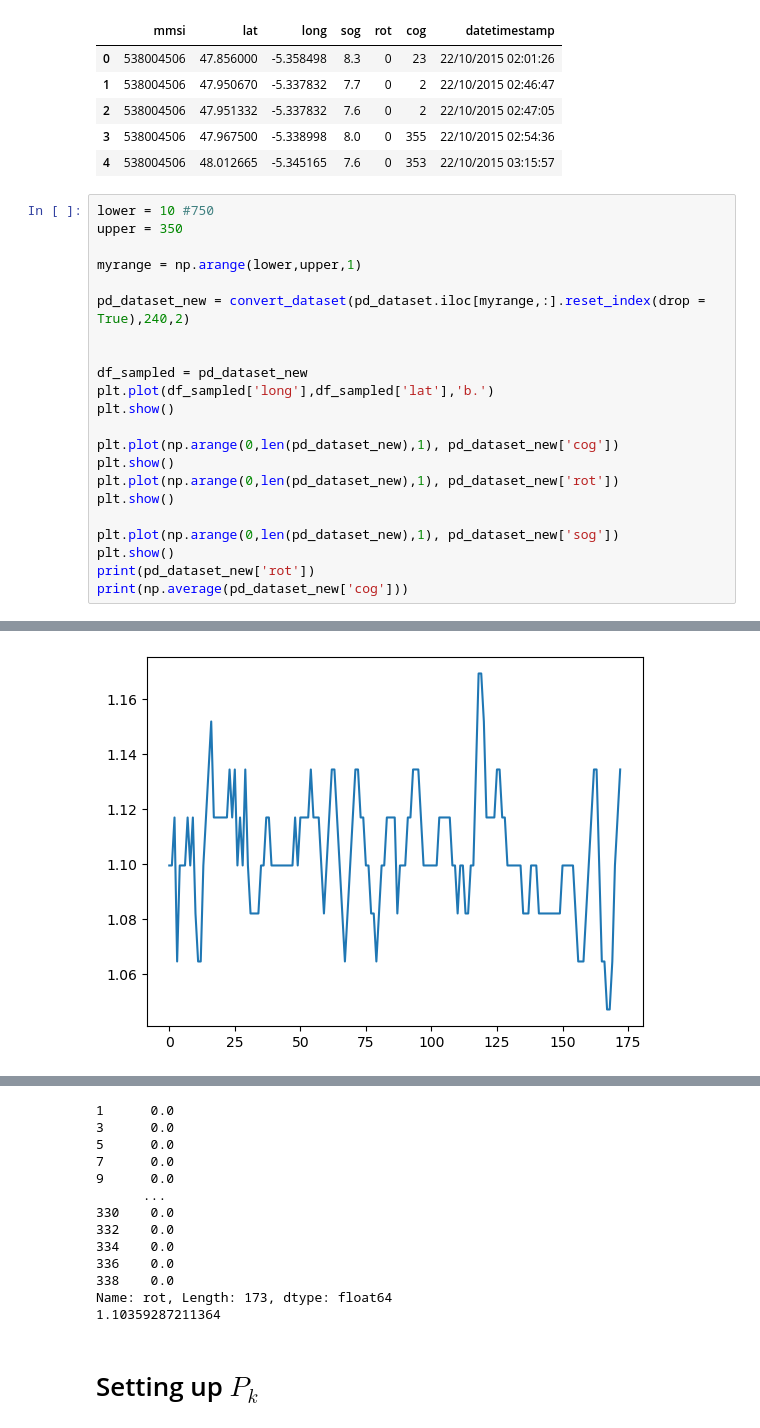
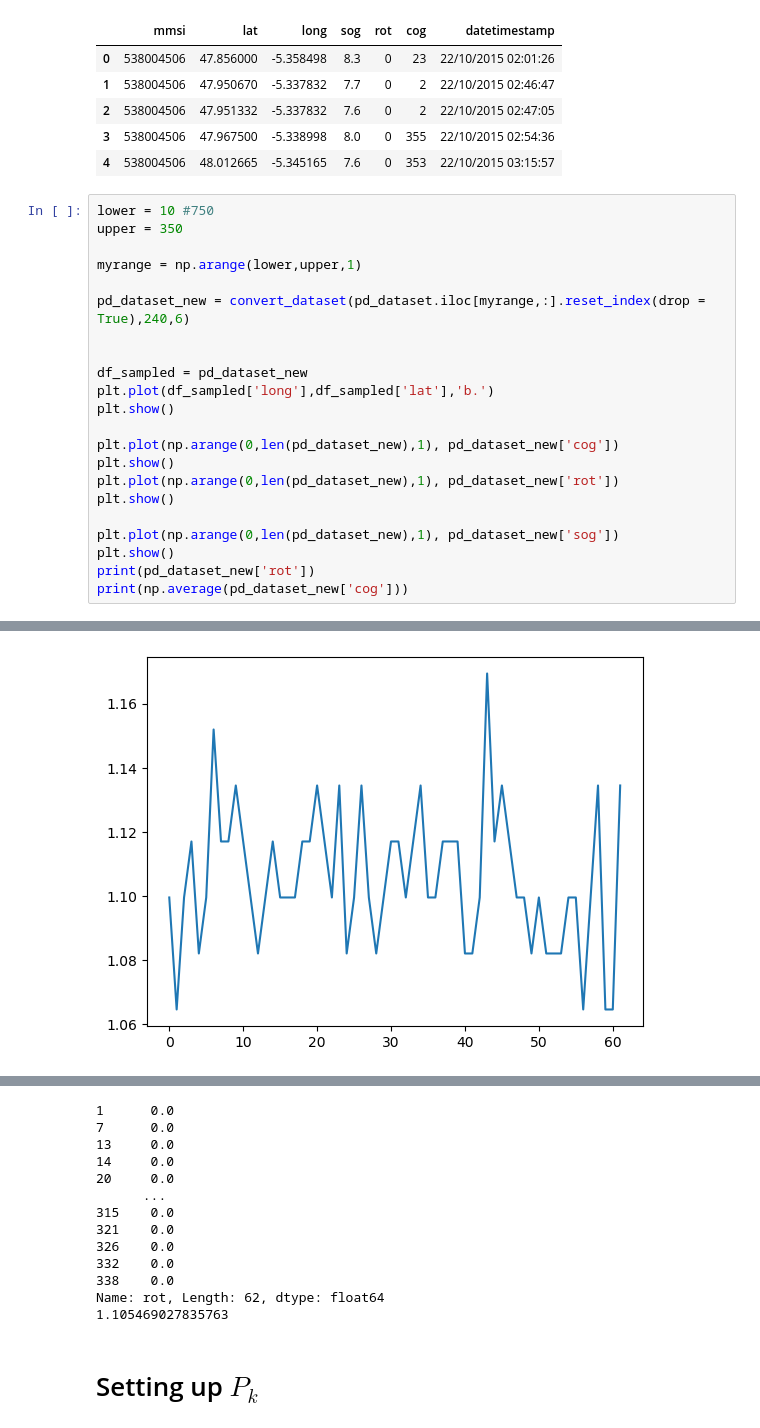
Before and after one commit to cnburger/AIS_KalmanFilter, a Jupyter notebook: Time Sampling.ipynb, the cells around one changed output, grey strips where cells are left out. Cells and saved outputs as stored; diff of their text form.

```diff
--- a/Time Sampling.ipynb
+++ b/Time Sampling.ipynb
@@ -371,7 +371,7 @@ upper = 350
 
 myrange = np.arange(lower,upper,1)
 
-pd_dataset_new = convert_dataset(pd_dataset.iloc[myrange,:].reset_index(drop = True),240,2)
+pd_dataset_new = convert_dataset(pd_dataset.iloc[myrange,:].reset_index(drop = True),240,6)
 
 
 df_sampled = pd_dataset_new
@@ -392 +392 @@ print(np.average(pd_dataset_new['cog']))
-[figure, old version]
+[figure, new version]
@@ -395,16 +395,16 @@ print(np.average(pd_dataset_new['cog']))
 1      0.0
-3      0.0
-5      0.0
 7      0.0
-9      0.0
+13     0.0
+14     0.0
+20     0.0
       ...
-330    0.0
+315    0.0
+321    0.0
+326    0.0
 332    0.0
-334    0.0
-336    0.0
 338    0.0
-Name: rot, Length: 173, dtype: float64
-1.10359287211364
+Name: rot, Length: 62, dtype: float64
+1.105469027835763
 # %% [markdown]
 # Setting up $P_k$
 # %%
```
Also changed, not shown: parts of 14 cells of this notebook.
